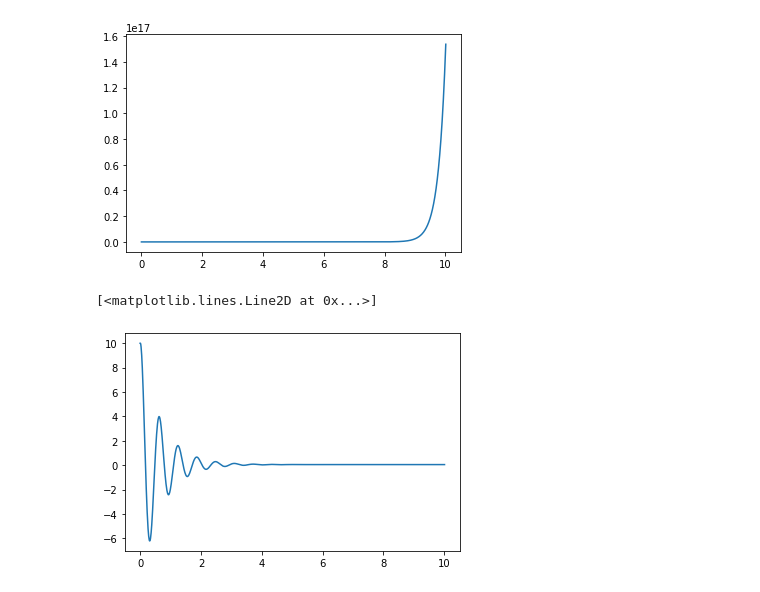
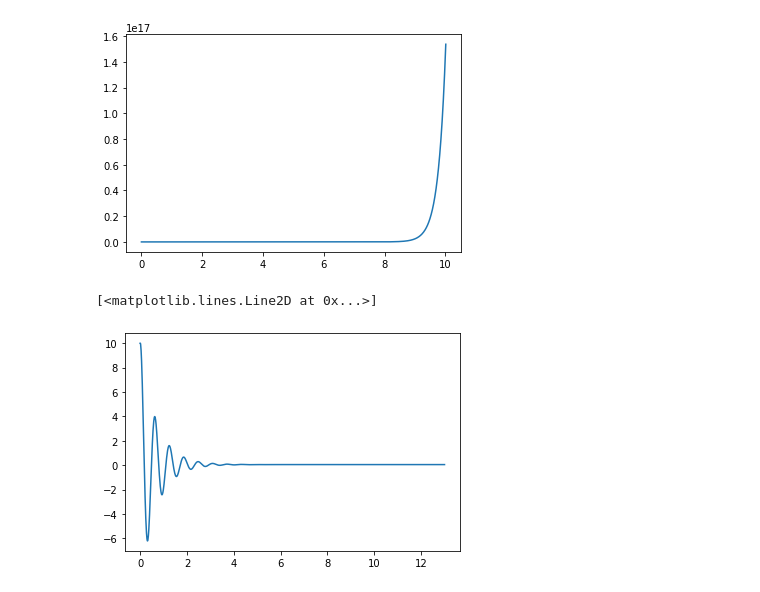
Before and after one commit to alejolop117/-C-8-Data-Structures-and-Algorithms, a Jupyter notebook: Examples_Class29_09.ipynb, the cells around one changed output. Cells and saved outputs as stored; diff of their text form; code cells hidden in the pictures.

```diff
--- a/Examples_Class29_09.ipynb
+++ b/Examples_Class29_09.ipynb
@@ -32,30 +32,31 @@ plt.plot(T,X0)
 # %%
 import numpy as np
 import matplotlib.pyplot as plt
 
 t=0
 #Condiciones iniciales
 x0=10
 x1=0
 dt=0.01
 
 #arreglo de datos para guardar todos los valores de la variable
 X0 = [x0]
 T= [t]
 
-while(t<= 10):
+while(t<= 13): #Se establece la cantidad de veces a evaluar
   x0_nueva = x0+dt*x1
-  x1_nueva = x1+dt*(5-4*x1-104*x0)
+  x1_nueva = x1+dt*(5-4*x1-104*x0) #SISTEMA SUB AMORTIGUADO
+
   t=t+dt
 
   x0 = x0_nueva
   x1 = x1_nueva
   #Se guardan los valores en los arreglos
   X0.append(x0)
   T.append(t)
 
-plt.plot(T,X0)
+plt.plot(T,X0) # tiempo vs x, x1: velocidad, x2: aceleración, x3: tirón o sobre acelereación
 # %% [output]
 [<matplotlib.lines.Line2D at 0x...>]
-[figure, old version]
+[figure, new version]
 # %%
```
Also changed, not shown: parts of 3 cells of this notebook.
